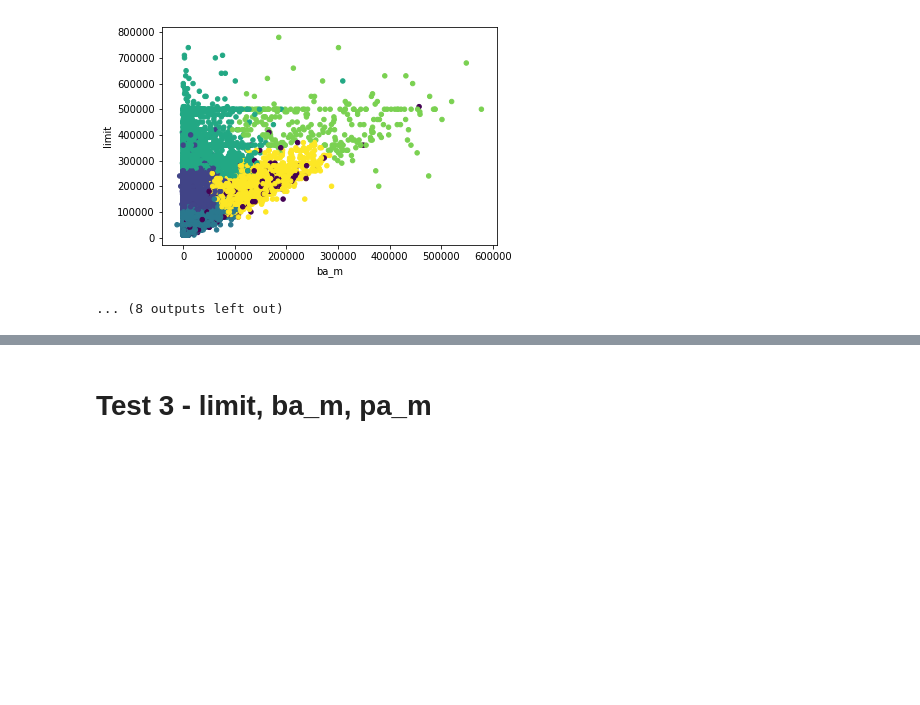
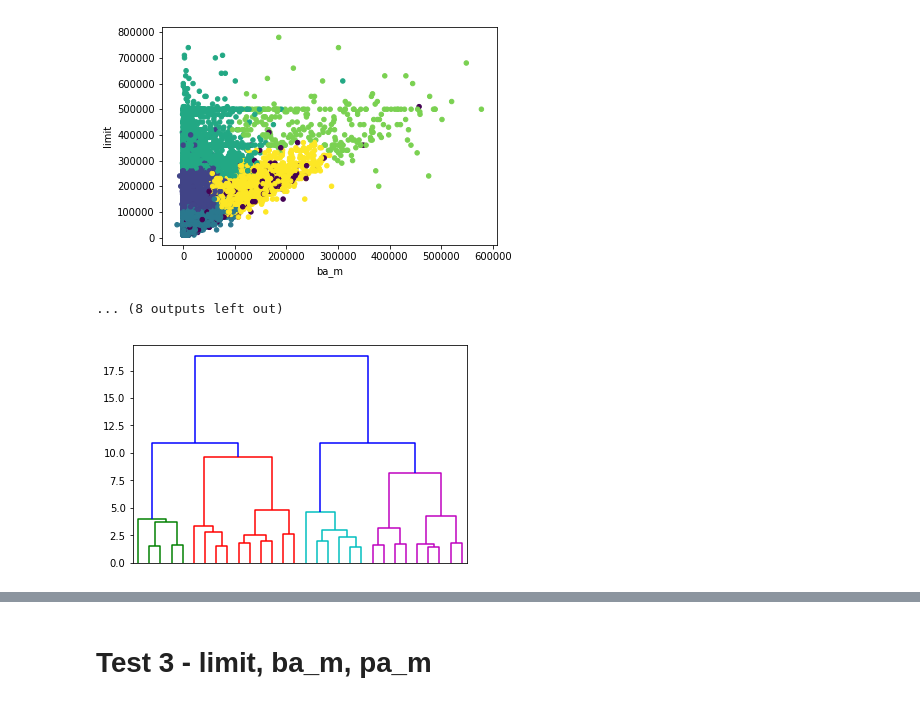
Before and after one commit to DanyEle/dm-group-1, a Jupyter notebook: Code/Riccardo/Hier_Clu_2.0.ipynb, the cells around one changed output, grey strips where cells are left out. Saved outputs shown, nothing was run; the diff lists cells and outputs as text; code cells hidden in the pictures; blank space fills up the shorter version.

```diff
--- a/Code/Riccardo/Hier_Clu_2.0.ipynb
+++ b/Code/Riccardo/Hier_Clu_2.0.ipynb
@@ -362,3 +387,7 @@ sh = 0.380671545108177 - num_cl = 6
 <Figure size 432x288 with 0 Axes>
 [figure]
 ... (8 outputs left out)
+# %%
+plot_dend(test_2_30, 'ward', [4,6])
+# %% [output]
+[figure, added]
```
Also changed, not shown: parts of 4 cells of this notebook, 3 other files.
